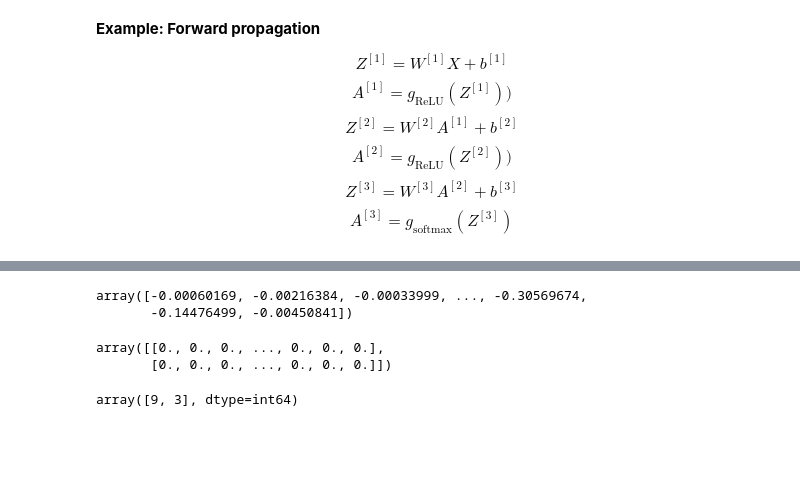
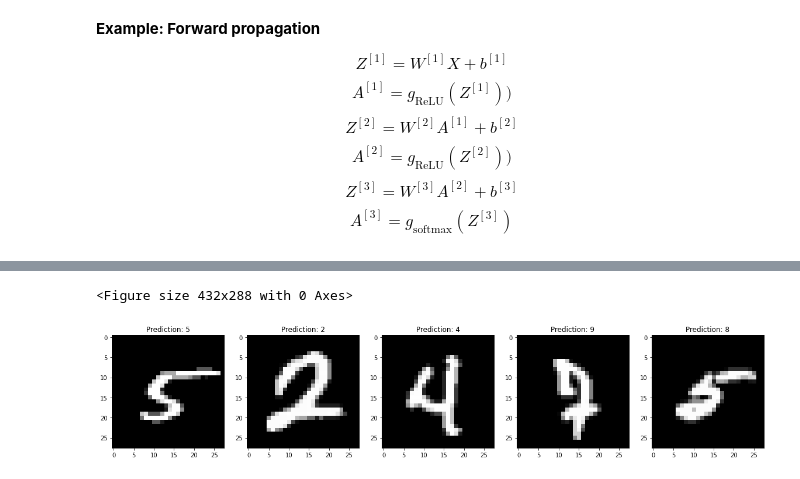
Before and after one commit to datvodinh10/Neural-Network-From-Scratch, a Jupyter notebook: main.ipynb, the cells around one changed output, grey strips where cells are left out. Cells and saved outputs as stored; diff of their text form; code cells hidden in the pictures; blank space fills up the shorter version.

```diff
--- a/main.ipynb
+++ b/main.ipynb
@@ -200,14 +206,16 @@ array([[0.00000000e+00, 0.00000000e+00, 0.00000000e+00, 0.00000000e+00,
-# %%
-np.max(np.log(y_pred),axis=1)
-# %% [output]
-array([-0.00060169, -0.00216384, -0.00033999, ..., -0.30569674,
-       -0.14476499, -0.00450841])
-# %%
-X_train[:2]
-# %% [output]
-array([[0., 0., 0., ..., 0., 0., 0.],
-       [0., 0., 0., ..., 0., 0., 0.]])
-# %%
-y_train[:2]
-# %% [output]
-array([9, 3], dtype=int64)
+# %%
+data_test = pd.read_csv('test.csv')
+# %%
+data_test = np.array(data_test) / 255
+np.random.shuffle(data_test)
+# %%
+plt.gray()
+plt.figure(figsize=(20,8))
+num = 5
+for i in range(1,num+1):
+    plt.subplot(1,num,i)
+    plt.imshow(data_test[i].reshape(28,28),interpolation='nearest')
+    plt.title(f"Prediction: {model.prediction(model.forward(data_test[i].T.reshape(-1,1)).reshape(1,-1)).item()}")
+# %% [output]
+<Figure size 432x288 with 0 Axes>
+[figure, added]
```
Also changed, not shown: parts of 8 cells of this notebook.
